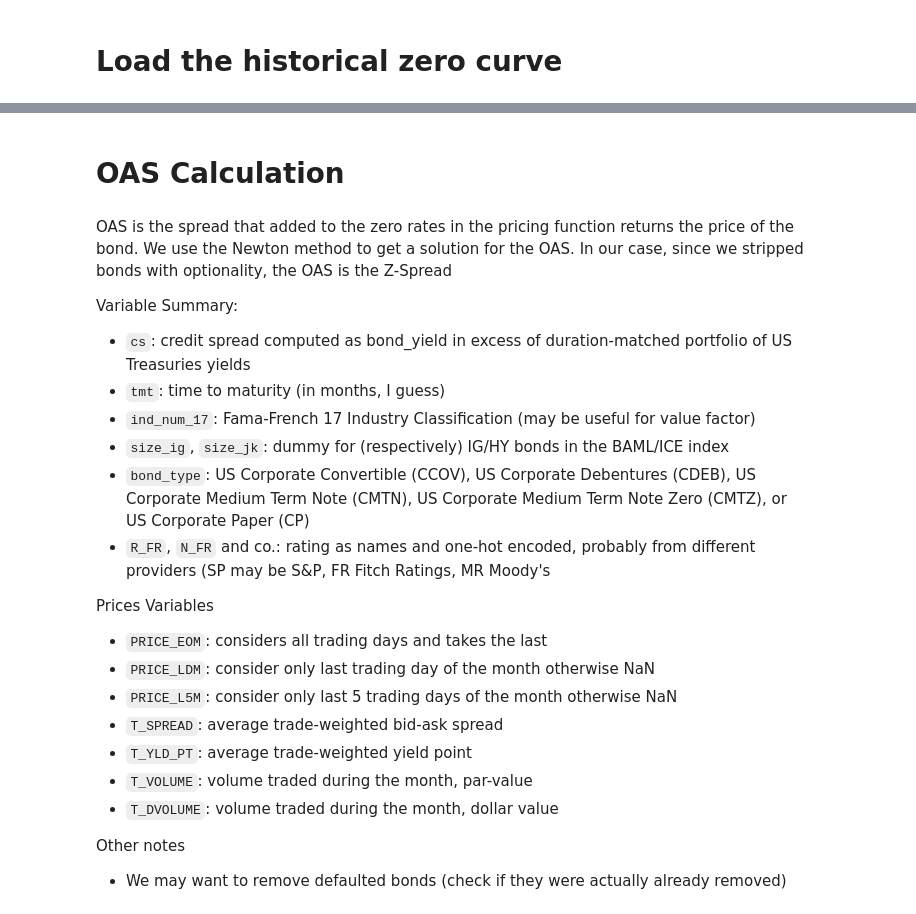
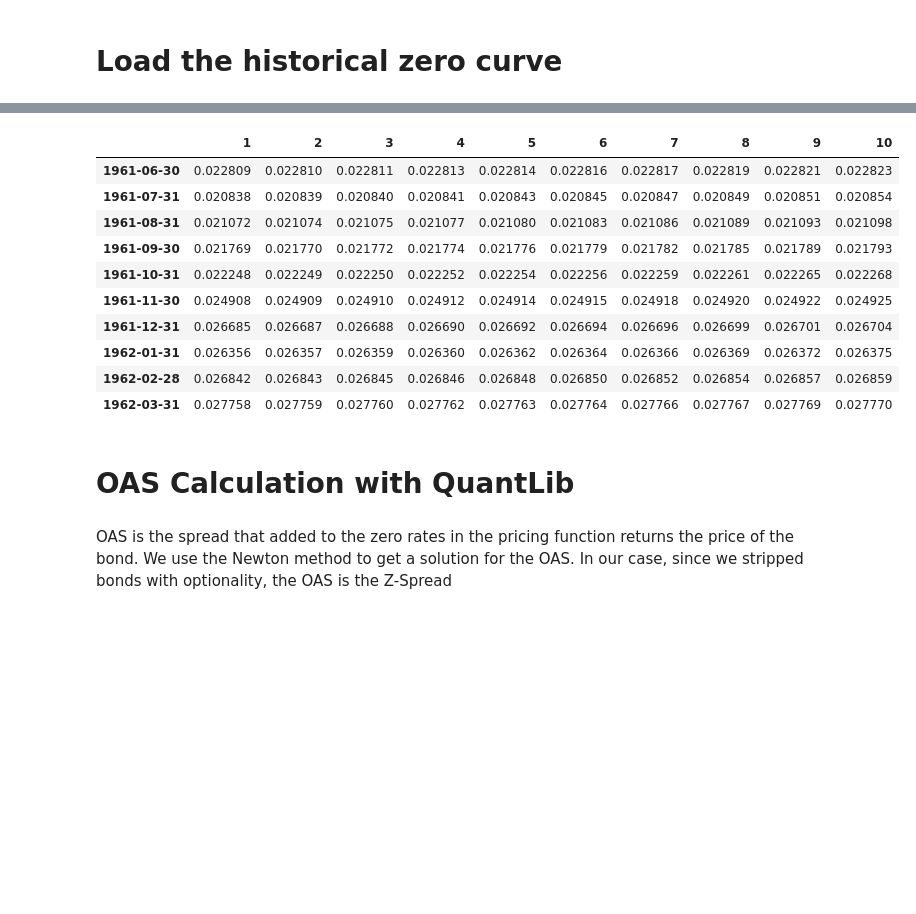
Before and after one commit to BSIC/bsic-systematic-credit, a Jupyter notebook: src/oas_calculation.ipynb, the cells around one changed output, grey strips where cells are left out. Saved outputs shown, nothing was run; the diff lists cells and outputs as text; code cells hidden in the pictures; blank space fills up the shorter version.

Commit message:
feat(src): oas calculation v2
second version of oas calculation, with more docs on variables and debug function for the results

```diff
--- a/src/oas_calculation.ipynb
+++ b/src/oas_calculation.ipynb
@@ -13,5 +13,10 @@ import pandas as pd
 import QuantLib as ql
 import numpy as np
 import matplotlib.pyplot as plt
+from typing import Literal
+import math
+import warnings
+pd.set_option('display.max_rows', 500)
+pd.set_option('display.max_columns', 50)
 # %% [markdown]
 # Load Bond Returns data and Zero Rate Curve
@@ -34,7 +129,7 @@ bond_data['FIRST_INTEREST_DATE'] = pd.to_datetime(bond_data['FIRST_INTEREST_DATE
 # %% [markdown]
 # Load the historical zero curve
 # %%
-yield_curve = pd.read_csv('../data/yield_panel_daily_frequency_monthly_maturity.csv', index_col=0)
+yield_curve = pd.read_csv('../data/yield_panel_monthly_frequency_daily_maturity.csv', index_col=0)
 yield_curve.index = pd.to_datetime(yield_curve.index)
 yield_curve.drop('MAX_DATA_TTM', axis=1, inplace=True)
 # %%
@@ -50,30 +150,23 @@ yield_curve.head()
+# %%
+yield_curve = yield_curve.resample('ME').last()
+# %%
+yield_curve.iloc[:10, :10]
+# %% [output]
+|  | 1 | 2 | 3 | 4 | 5 | 6 | 7 | 8 | 9 | 10 |
+| 1961-06-30 | 0.022809 | 0.022810 | 0.022811 | 0.022813 | 0.022814 | 0.022816 | 0.022817 | 0.022819 | 0.022821 | 0.022823 |
+| 1961-07-31 | 0.020838 | 0.020839 | 0.020840 | 0.020841 | 0.020843 | 0.020845 | 0.020847 | 0.020849 | 0.020851 | 0.020854 |
+| 1961-08-31 | 0.021072 | 0.021074 | 0.021075 | 0.021077 | 0.021080 | 0.021083 | 0.021086 | 0.021089 | 0.021093 | 0.021098 |
+| 1961-09-30 | 0.021769 | 0.021770 | 0.021772 | 0.021774 | 0.021776 | 0.021779 | 0.021782 | 0.021785 | 0.021789 | 0.021793 |
+| 1961-10-31 | 0.022248 | 0.022249 | 0.022250 | 0.022252 | 0.022254 | 0.022256 | 0.022259 | 0.022261 | 0.022265 | 0.022268 |
+| 1961-11-30 | 0.024908 | 0.024909 | 0.024910 | 0.024912 | 0.024914 | 0.024915 | 0.024918 | 0.024920 | 0.024922 | 0.024925 |
+| 1961-12-31 | 0.026685 | 0.026687 | 0.026688 | 0.026690 | 0.026692 | 0.026694 | 0.026696 | 0.026699 | 0.026701 | 0.026704 |
+| 1962-01-31 | 0.026356 | 0.026357 | 0.026359 | 0.026360 | 0.026362 | 0.026364 | 0.026366 | 0.026369 | 0.026372 | 0.026375 |
+| 1962-02-28 | 0.026842 | 0.026843 | 0.026845 | 0.026846 | 0.026848 | 0.026850 | 0.026852 | 0.026854 | 0.026857 | 0.026859 |
+| 1962-03-31 | 0.027758 | 0.027759 | 0.027760 | 0.027762 | 0.027763 | 0.027764 | 0.027766 | 0.027767 | 0.027769 | 0.027770 |
 # %% [markdown]
-# OAS Calculation
+# OAS Calculation with QuantLib
-# %% [markdown]
-OAS is the spread that added to the zero rates in the pricing function returns the price of the bond. We use the Newton method to get a solution for the OAS. In our case, since we stripped bonds with optionality, the OAS is the Z-Spread
-
-Variable Summary:
-
-* `cs`: credit spread computed as bond_yield in excess of duration-matched portfolio of US Treasuries yields
-* `tmt`: time to maturity (in months, I guess)
-* `ind_num_17`: Fama-French 17 Industry Classification (may be useful for value factor)
-* `size_ig`, `size_jk`: dummy for (respectively) IG/HY bonds in the BAML/ICE index
-* `bond_type`: US Corporate Convertible (CCOV), US Corporate Debentures (CDEB), US Corporate Medium Term Note (CMTN), US Corporate Medium Term Note Zero (CMTZ), or US Corporate Paper (CP)
-* `R_FR`, `N_FR` and co.: rating as names and one-hot encoded, probably from different providers (SP may be S&P, FR Fitch Ratings, MR Moody's
-
-Prices Variables
-
-* `PRICE_EOM`: considers all trading days and takes the last
-* `PRICE_LDM`: consider only last trading day of the month otherwise NaN
-* `PRICE_L5M`: consider only last 5 trading days of the month otherwise NaN
-* `T_SPREAD`: average trade-weighted bid-ask spread
-* `T_YLD_PT`: average trade-weighted yield point
-* `T_VOLUME`: volume traded during the month, par-value
-* `T_DVOLUME`: volume traded during the month, dollar value
-
-Other notes
-
-* We may want to remove defaulted bonds (check if they were actually already removed)
+# %% [markdown]
+OAS is the spread that added to the zero rates in the pricing function returns the price of the bond. We use the Newton method to get a solution for the OAS. In our case, since we stripped bonds with optionality, the OAS is the Z-Spread
 # %%
 bond_data['bondprc'].isna().sum() / bond_data.shape[0]
 # %% [output]
```
Also changed, not shown: parts of 24 cells of this notebook.
